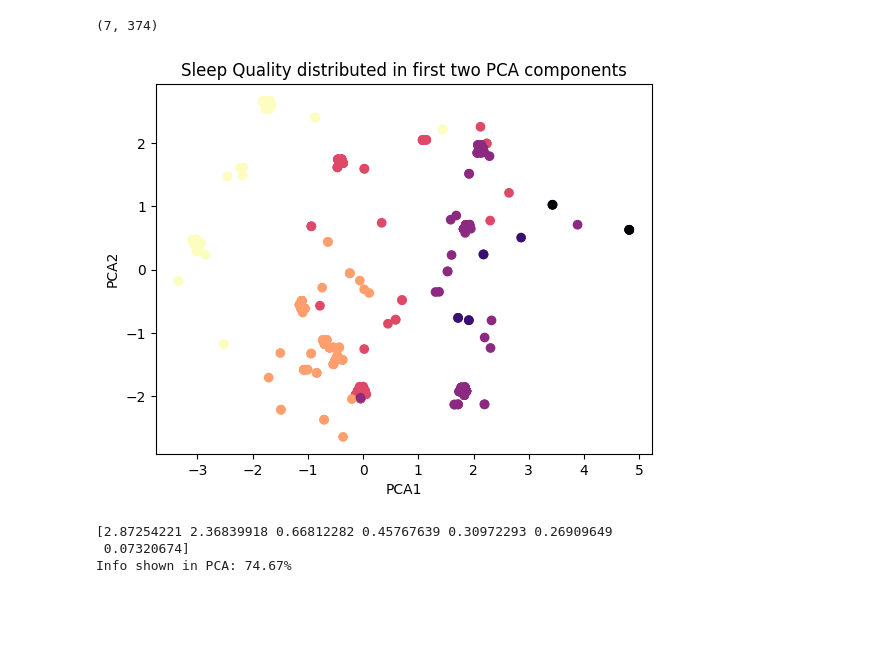
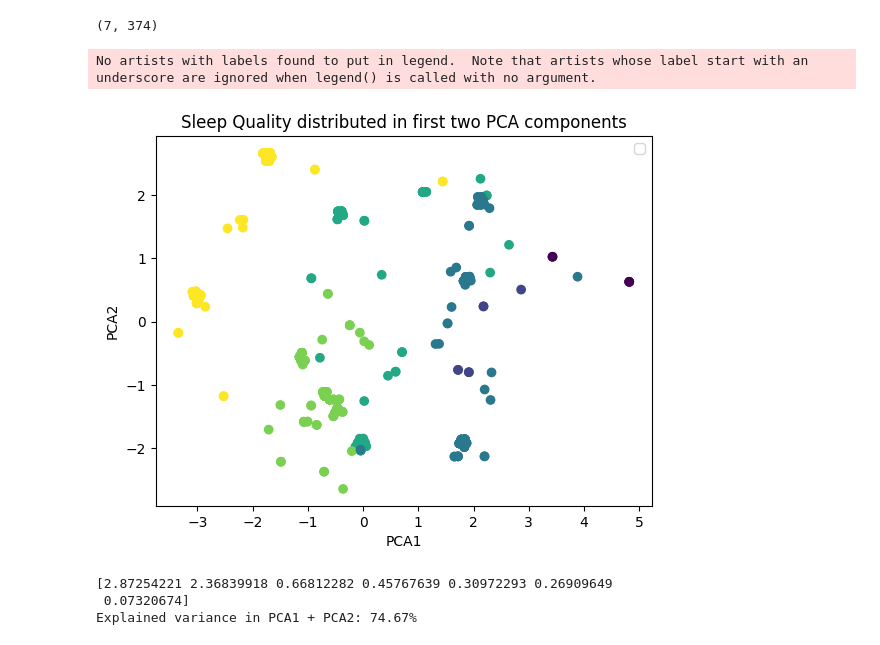
Before and after one commit to Juamops/Reto_F1009, a Jupyter notebook: notebooks/PCAviz.ipynb, the cells around one changed output. Drawn from its saved outputs; the diff is of its cells as text; code cells hidden in the pictures; blank space fills up the shorter version.

```diff
--- a/notebooks/PCAviz.ipynb
+++ b/notebooks/PCAviz.ipynb
@@ -64,22 +64,26 @@ X_trans_pca.shape
 # %% [output]
 (7, 374)
 # %%
+from cProfile import label
+
+
 normalized_quality = (df['Quality of Sleep'] - df['Quality of Sleep'].min()) / df['Quality of Sleep'].max()
 
-plt.scatter(X_trans_pca[0], X_trans_pca[1], c=normalized_quality)
-plt.magma()
+plt.scatter(X_trans_pca[0], X_trans_pca[1], c=normalized_quality, cmap='viridis')
 plt.title('Sleep Quality distributed in first two PCA components')
 plt.xlabel('PCA1')
 plt.ylabel('PCA2')
+plt.legend()
 plt.savefig('../graphics/PCA_Vis.png')
 plt.show()
 # %% [output]
+No artists with labels found to put in legend.  Note that artists whose label start with an underscore are ignored when legend() is called with no argument.
-[figure, old version]
+[figure, new version]
 # %%
 e_vals = pca.explained_variance_
 print(e_vals)
-print(f"Info shown in PCA: {(e_vals[:2].sum() / e_vals.sum())*100:.2f}%")
+print(f"Explained variance in PCA1 + PCA2: {(e_vals[:2].sum() / e_vals.sum())*100:.2f}%")
 # %% [output]
 [2.87254221 2.36839918 0.66812282 0.45767639 0.30972293 0.26909649
  0.07320674]
-Info shown in PCA: 74.67%
+Explained variance in PCA1 + PCA2: 74.67%
```
Also changed, not shown: 4 other files.
